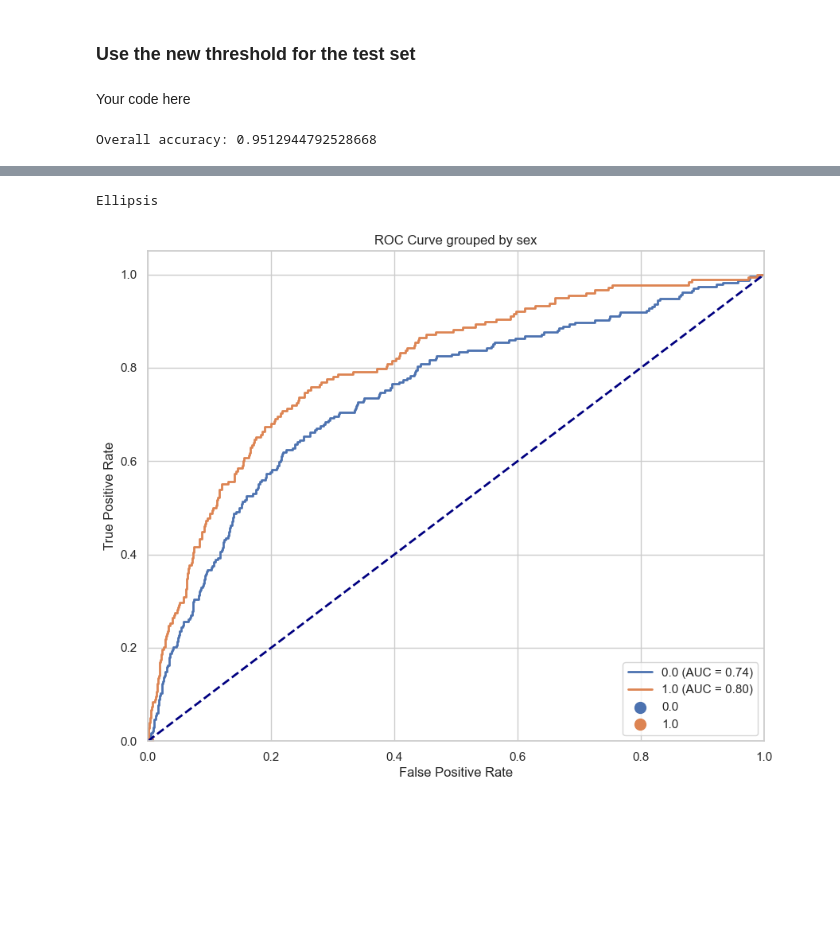
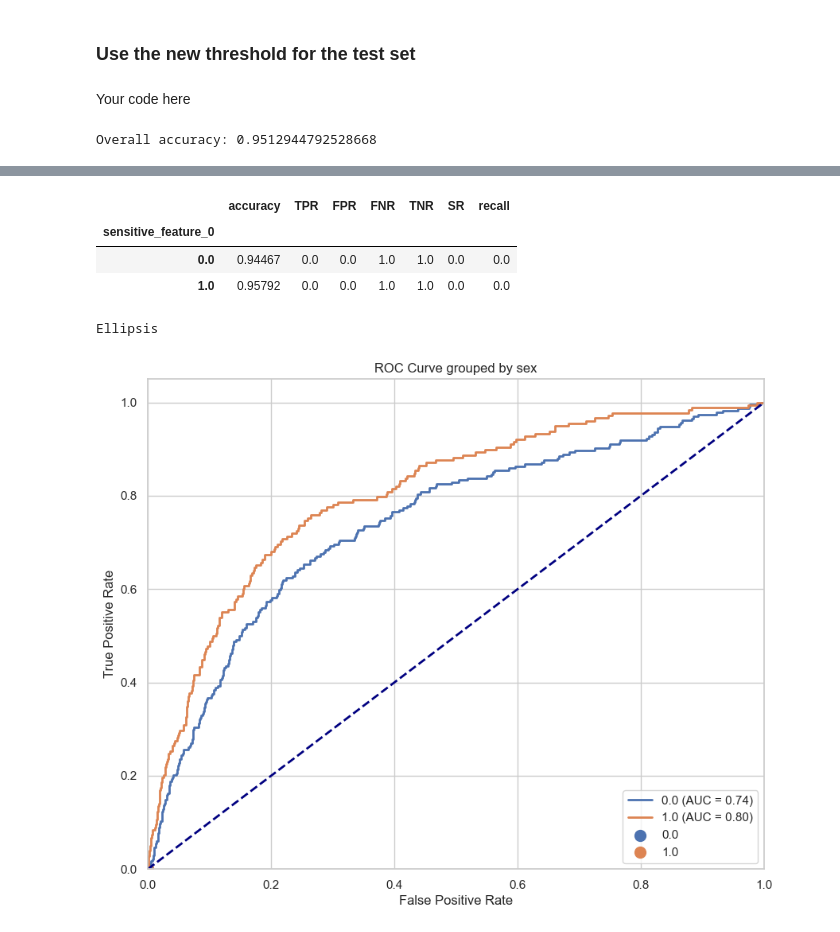
Before and after one commit to Villinger1999/RAI_fairness_exercise1, a Jupyter notebook: exercise.ipynb, the cells around one changed output, grey strips where cells are left out. Saved outputs shown, nothing was run; the diff lists cells and outputs as text; code cells hidden in the pictures; blank space fills up the shorter version.

Commit message:
scores for updated model

```diff
--- a/exercise.ipynb
+++ b/exercise.ipynb
@@ -458,9 +458,22 @@ y_pred_fair_test = to.predict(test_prob_2D, sensitive_features=test_a)
 
 mf = MetricFrame(metrics=accuracy_score, y_true=test_lab, y_pred=y_pred_fair_test, sensitive_features=test_a)
 
+metric_frame = MetricFrame(metrics={'accuracy': accuracy_score,
+                            'TPR': true_positive_rate,
+                            'FPR': false_positive_rate,
+                            'FNR': false_negative_rate,
+                            'TNR': true_negative_rate,
+                            'SR': selection_rate,
+                            'recall': recall_score
+                         },
+                        y_true=test_lab,
+                        y_pred=y_pred_fair_test,
+                        sensitive_features=test_a)
+
 print('Overall accuracy:', mf.overall)
 
 display(mf.by_group)
+display(metric_frame.by_group)
 # %% [output]
 Overall accuracy: 0.9512944792528668
 sensitive_feature_0
@@ -469,4 +482,8 @@ sensitive_feature_0
 Name: accuracy_score, dtype: float64
+|  | accuracy | TPR | FPR | FNR | TNR | SR | recall |
+| sensitive_feature_0 |  |  |  |  |  |  |  |
+| 0.0 | 0.94467 | 0.0 | 0.0 | 1.0 | 1.0 | 0.0 | 0.0 |
+| 1.0 | 0.95792 | 0.0 | 0.0 | 1.0 | 1.0 | 0.0 | 0.0 |
 # %%
 ...#TODO
 # %% [output]
```
Also changed, not shown: parts of 1 cell of this notebook.
